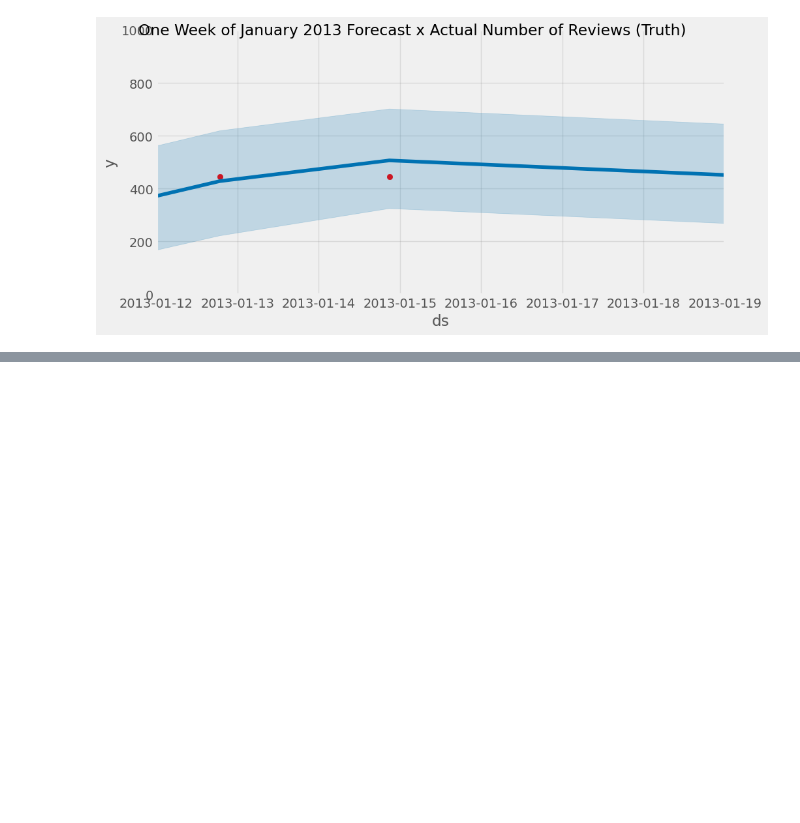
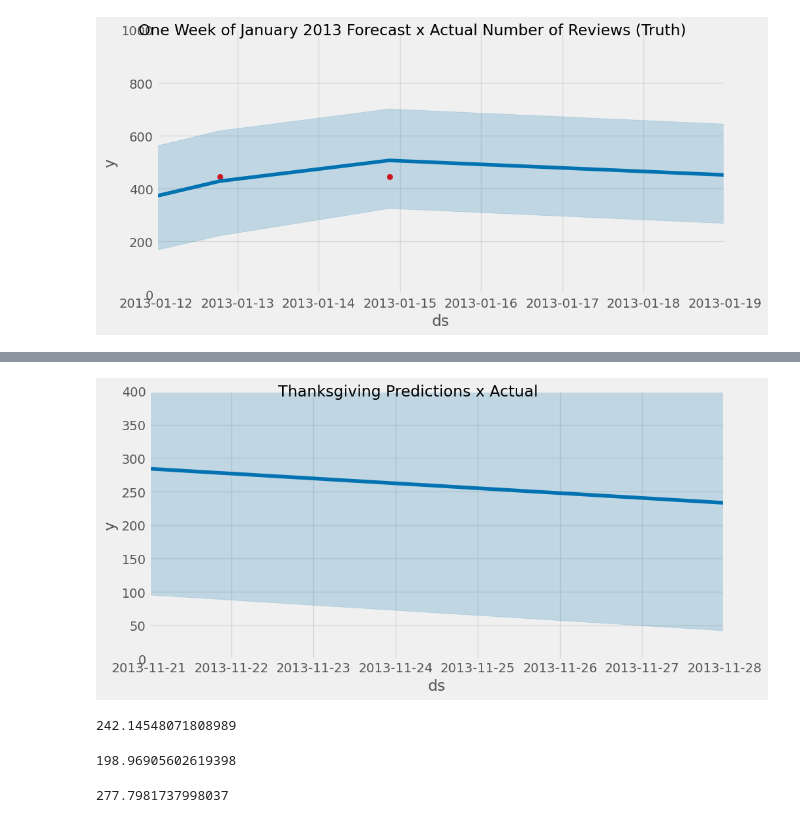
Before and after one commit to Sandokhan/yelp_project, a Jupyter notebook: wip_TimeSeriesProphet.ipynb, the cells around one changed output, grey strips where cells are left out. Drawn from its saved outputs; the diff is of its cells as text; code cells hidden in the pictures; blank space fills up the shorter version.

```diff
--- a/wip_TimeSeriesProphet.ipynb
+++ b/wip_TimeSeriesProphet.ipynb
@@ -381,0 +457,38 @@ plot = plt.suptitle('One Week of January 2013 Forecast x Actual Number of Review
+# %%
+# plot the data for Thanksgiving week in 2013
+fig, ax = plt.subplots(figsize=(10, 5))
+ax.scatter(tucson_test.index, tucson_test['review_count_test'], color='r')
+fig = model.plot(tucson_test_frcst_with_hols, ax=ax)
+
+# christmas/new years week
+from datetime import datetime
+
+lower_date = datetime.strptime('2013-11-21', '%Y-%m-%d')
+upper_date = datetime.strptime('2013-11-28', '%Y-%m-%d')
+
+
+ax.set_xbound(lower=lower_date,
+              upper=upper_date)
+ax.set_ylim(0, 400)
+plot = plt.suptitle('Thanksgiving Predictions x Actual')
+# %% [output]
+[figure, added]
+# %%
+# evaluation metrics again, this time including holidays
+# RMSE
+np.sqrt(mean_squared_error(y_true=tucson_test['review_count_test'],
+                   y_pred=tucson_test_frcst_with_hols['yhat']))
+# %% [output]
+242.14548071808989
+# %%
+# MAE
+mean_absolute_error(y_true=tucson_test['review_count_test'],
+                   y_pred=tucson_test_frcst_with_hols['yhat'])
+# %% [output]
+198.96905602619398
+# %%
+# MAPE
+mean_absolute_percentage_error(y_true=tucson_test['review_count_test'],
+                   y_pred=tucson_test_frcst_with_hols['yhat'])
+# %% [output]
+277.7981737998037
```
Also changed, not shown: parts of 12 cells of this notebook.
